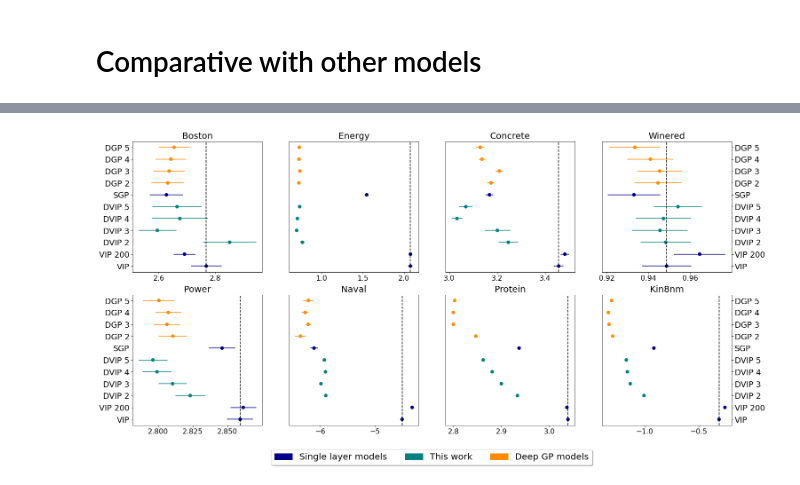
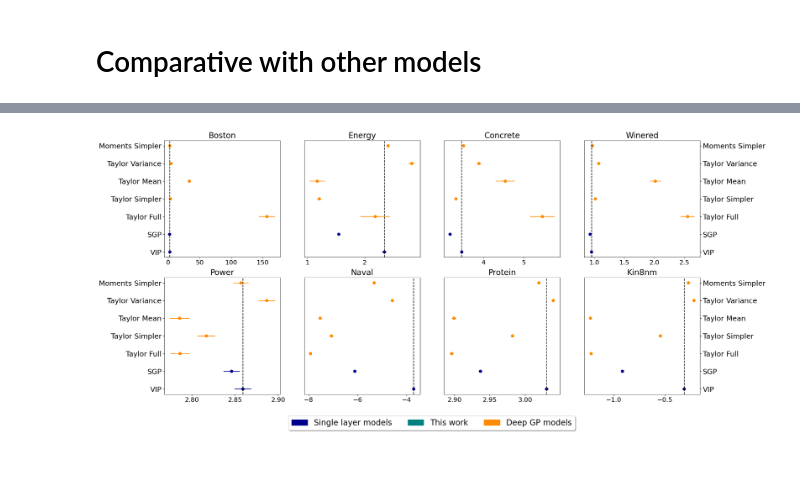
Before and after one commit to Ludvins/DeepVIP, a Jupyter notebook: results/results_UCI.ipynb, the cells around one changed output, grey strips where cells are left out. Cells and saved outputs as stored; diff of their text form; code cells hidden in the pictures.

```diff
--- a/results/results_UCI.ipynb
+++ b/results/results_UCI.ipynb
@@ -112,4 +74,4 @@ vip_original_bigger
 # %%
 doubly = pd.read_csv("DGP_UCI.csv")
 doubly = doubly.groupby(["dataset", "layers"]).agg(["mean", std])
-doubly
+doubly = doubly.query("layers == 1")
@@ -137,0 +135,3 @@ doubly.to_latex("doubly.tex")
+# %%
+moments = df.drop(["name_flag", "dataset", "epochs", "activation", "final_layer_noise"], axis=1).groupby(["dataset_name"]).agg(["mean", std])
+moments
@@ -184,8 +196,11 @@ def get_dataset(dataset, metric, agg, train_metrics = False):
     else:
         d_dataset = dataset
     vip_query = vip.query("dataset_name == @dataset").xs((metric + "_train" if train_metrics else metric, agg),axis=1).to_frame()
-    vip200_query = vip_original_bigger.query("dataset_name == @dataset").xs((metric + "_train" if train_metrics else metric, agg),axis=1).to_frame()
-    vip05_query = vip_05.query("dataset_name == @dataset").xs((metric + "_train" if train_metrics else metric, agg),axis=1).to_frame()
+    taylor_simpler_query = taylor.query("bnn_layer_str == 'SimplerBayesLinear' and dataset_name == @dataset").xs((metric + "_train" if train_metrics else metric, agg),axis=1).to_frame()
+    taylor_full_query = taylor.query("bnn_layer_str == 'BayesLinear' and fix_mean == False and fix_variance == False and dataset_name == @dataset").xs((metric + "_train" if train_metrics else metric, agg),axis=1).to_frame()
+    taylor_mean_query = taylor.query("bnn_layer_str == 'BayesLinear' and fix_mean == False and fix_variance == True and dataset_name == @dataset").xs((metric + "_train" if train_metrics else metric, agg),axis=1).to_frame()
+    taylor_variance_query = taylor.query("bnn_layer_str == 'BayesLinear' and fix_mean == True and fix_variance == False and dataset_name == @dataset").xs((metric + "_train" if train_metrics else metric, agg),axis=1).to_frame()
+    moments_query = moments.query("dataset_name == @dataset").xs((metric + "_train" if train_metrics else metric, agg),axis=1).to_frame()
     doubly_query = doubly.query("dataset == @d_dataset").xs((metric, agg),axis=1).to_frame()
 
     def item(array):
@@ -194,19 +209,14 @@ def get_dataset(dataset, metric, agg, train_metrics = False):
         else:
             return array.item()
 
-    ret = {#r"VIP $\alpha=0$": item(vip_query.query("vip_layers == '[1]'").to_numpy()),
-            r"VIP": item(vip05_query.query("vip_layers == '[1]'").to_numpy()),
-            #r"VIP original": item(viporiginal_query.query("vip_layers == '[1]'").to_numpy()),
-            r"VIP 200": item(vip200_query.query("vip_layers == '[1]'").to_numpy()),
-          "DVIP 2": item(vip_query.query("vip_layers == '[2]'").to_numpy()),
-          "DVIP 3": item(vip_query.query("vip_layers == '[3]'").to_numpy()),
-          "DVIP 4": item(vip_query.query("vip_layers == '[4]'").to_numpy()),
-          "DVIP 5": item(vip_query.query("vip_layers == '[5]'").to_numpy()),
-          "SGP": item(doubly_query.query("layers == 1").to_numpy()),
-          "DGP 2": item(doubly_query.query("layers == 2").to_numpy()),
-          "DGP 3": item(doubly_query.query("layers == 3").to_numpy()) or np.nan,
-          "DGP 4": item(doubly_query.query("layers == 4").to_numpy()) or np.nan,
-          "DGP 5": item(doubly_query.query("layers == 5").to_numpy()) or np.nan
+    ret = {"VIP": item(vip_query.to_numpy()),
+          "SGP": item(doubly_query.to_numpy()),
+          "Taylor Simpler": item(taylor_simpler_query.to_numpy()),
+          "Taylor Full": item(taylor_full_query.to_numpy()),
+          "Taylor Mean": item(taylor_mean_query.to_numpy()),
+          "Taylor Variance": item(taylor_variance_query.to_numpy()),
+          "Moments Simpler": item(moments_query.to_numpy())
+
     }
 
     return ret
@@ -273,3 +266,13 @@ colors = {r"VIP $\alpha=0$": "darkblue",
+# %%
+dataset_names = ["boston", "energy", "concrete", "winered", "power", "naval", "protein", "kin8nm"]
+model_names = ["VIP", "SGP", "Taylor Full", "Taylor Simpler", "Taylor Mean", "Taylor Variance", "Moments Simpler"]
+colors = {"VIP": "darkblue",
+          "SGP": "darkblue",
+          "Taylor Simpler": "darkorange",
+          "Taylor Full": "darkorange",
+          "Taylor Mean": "darkorange",
+          "Taylor Variance": "darkorange",
+          "Moments Simpler": "darkorange"}
 # %%
 plot_datasets(dataset_names, model_names, colors, "RMSE")
 # %% [output]
@@ -277,7 +280,7 @@ plot_datasets(dataset_names, model_names, colors, "RMSE")
 # %%
-plot_datasets(dataset_names, model_names, colors, "NLL")
+plot_datasets(dataset_names, model_names, colors, "NLL",)
 # %% [output]
-[figure, old version]
+[figure, new version]
 # %%
 plot_datasets(dataset_names, model_names, colors, "CRPS")
 # %% [output]
```
Also changed, not shown: parts of 14 cells of this notebook, 14 other files.
